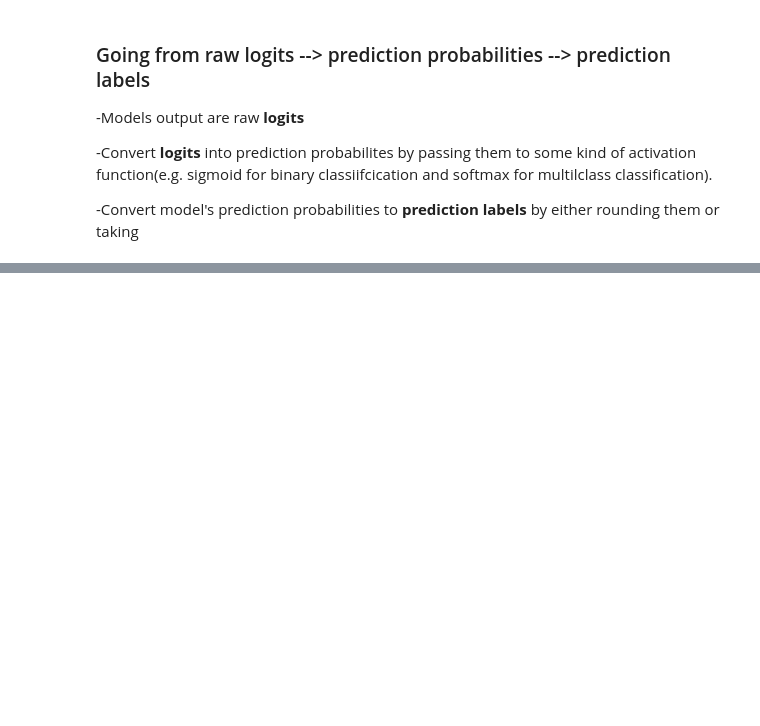
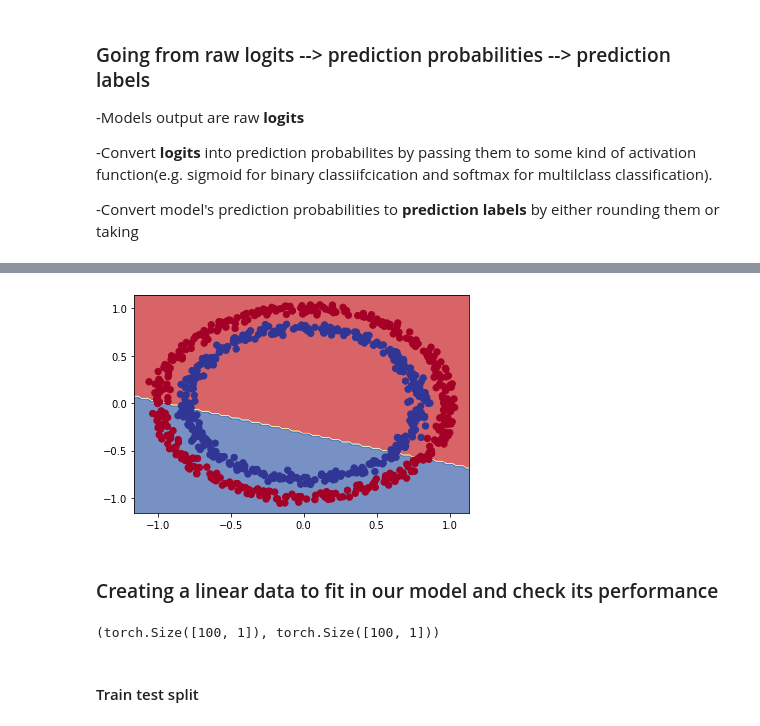
Before and after one commit to abhishek-mehra/cv-pytorch, a Jupyter notebook: colab/02_neural_network_classification_pytorch.ipynb, the cells around one changed output, grey strips where cells are left out. Cells and saved outputs as stored; diff of their text form; code cells hidden in the pictures; blank space fills up the shorter version.

```diff
--- a/colab/02_neural_network_classification_pytorch.ipynb
+++ b/colab/02_neural_network_classification_pytorch.ipynb
@@ -379,0 +387,17 @@ The test set: accuracy:49.75000,  | test loss0.69368
+# %%
+import requests  #send requets to web and retrieve response
+from pathlib import Path
+
+# download helper function from git hub repo if not alread downloaded
+if Path('Helper_functions.py').is_file():
+  print('Helper function already downloaded')
+
+else:
+  print("Downloading helper function")
+  request = requests.get('https://raw.githubusercontent.com/mrdbourke/pytorch-deep-learning/main/helper_functions.py')  #get the raw formal url of the git hub page
+
+  with open('helper_functions.py','wb') as f:   #write binary-ab, writing file short version as f
+  #name file as f
+    f.write(request.content)
+
+from helper_functions import plot_predictions, plot_decision_boundary
@@ -379,0 +434,15 @@ The test set: accuracy:49.75000,  | test loss0.69368
+# %%
+# t
+class CircleModelV1(nn.Module):
+  def __init__(self):
+    super().__init__()
+    self.layer_1 = nn.Linear(in_features = 2, out_features = 10)
+    self.layer_2 = nn.Linear(in_features=10, out_features =10)
+    self.layer_3 = nn.Linear(in_features= 10, out_features= 1)
+
+
+  def forward(self,x):
+    return self.layer_3(self.layer_2(self.layer_1(x)))
+
+
+model_1 = CircleModelV1().to(device)
@@ -379,0 +516,6 @@ The test set: accuracy:49.75000,  | test loss0.69368
+# %%
+plot_decision_boundary(model_1, X_train, y_train)
+# %% [output]
+[figure, added]
+# %% [markdown]
+### Creating a linear data to fit in our model and check its performance
@@ -379,0 +531,6 @@ The test set: accuracy:49.75000,  | test loss0.69368
+# %%
+X.shape, y.shape
+# %% [output]
+(torch.Size([100, 1]), torch.Size([100, 1]))
+# %% [markdown]
+#### Train test split
```
Also changed, not shown: parts of 77 cells of this notebook, 14 other files.
